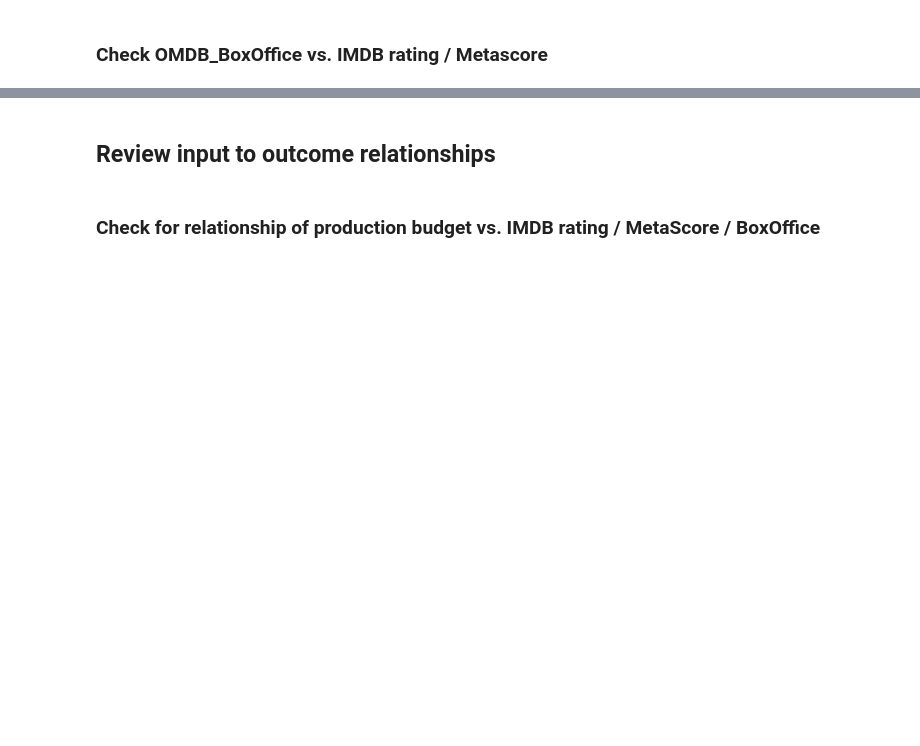
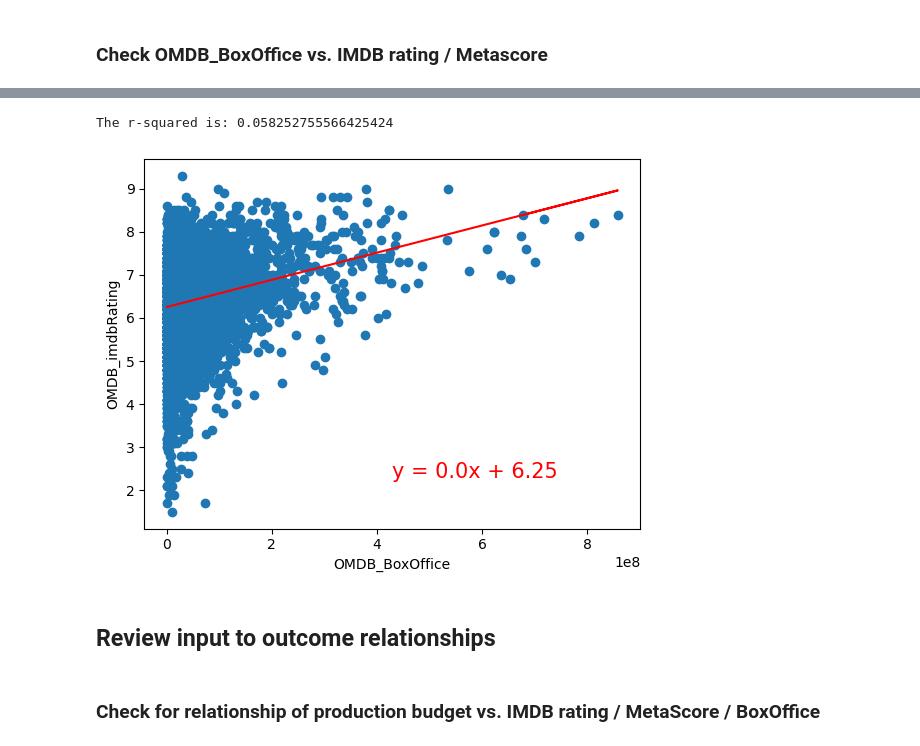
Before and after one commit to vt-bekah/Predicting_Movie_Ratings, a Jupyter notebook: Python/Numbers_OMDB_data_collection.ipynb, the cells around one changed output, grey strips where cells are left out. Cells and saved outputs as stored; diff of their text form; code cells hidden in the pictures; blank space fills up the shorter version.

```diff
--- a/Python/Numbers_OMDB_data_collection.ipynb
+++ b/Python/Numbers_OMDB_data_collection.ipynb
@@ -573,3 +541,11 @@ The r-squared is: 0.058252755566425424
+# %%
+rvalue, fig =  create_regression_plot(movies_df, 'OMDB_BoxOffice', 'OMDB_imdbRating')
+
+print(f"The r-squared is: {rvalue**2}")
+plt.show(fig)
+# %% [output]
+The r-squared is: 0.058252755566425424
+[figure, added]
 # %% [markdown]
 ## Review input to outcome relationships
 # %% [markdown]
```
Also changed, not shown: parts of 15 cells of this notebook.
